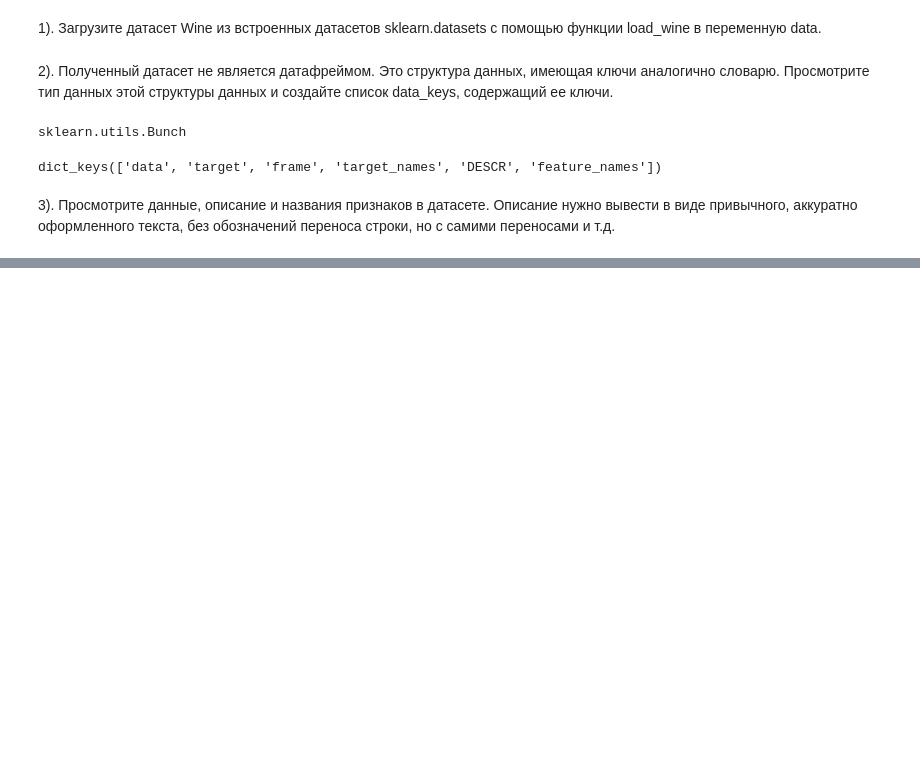
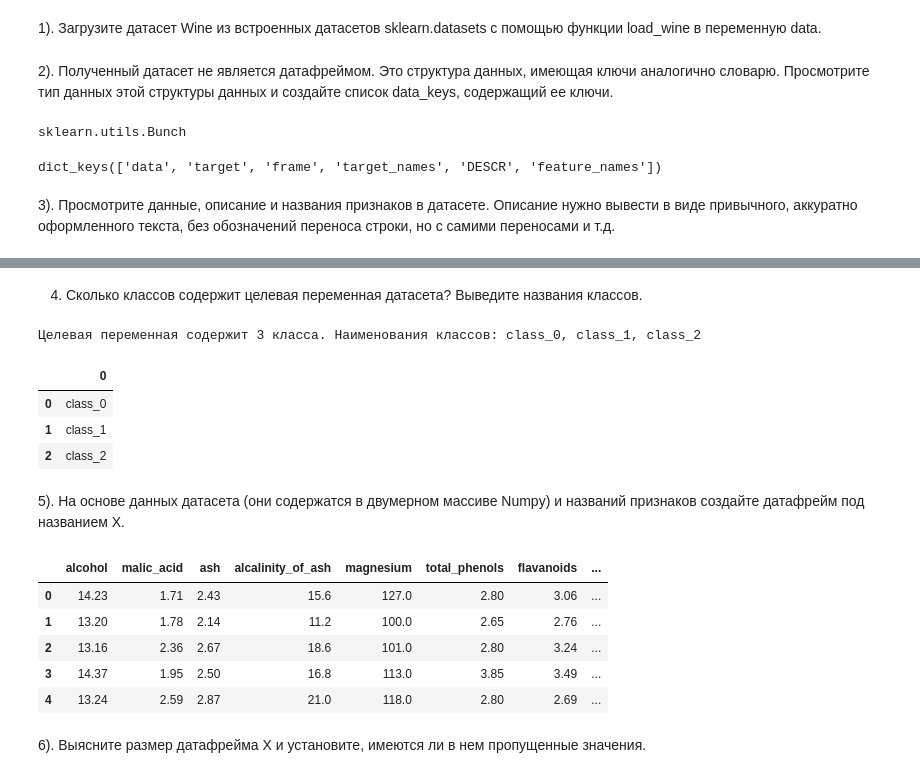
Before and after one commit to myselfadmirer/Python-for-Data-Science, a Jupyter notebook: lesson3/Scikit-learn.ipynb, the cells around one changed output, grey strips where cells are left out. Drawn from its saved outputs; the diff is of its cells as text; code cells hidden in the pictures; blank space fills up the shorter version.

```diff
--- a/lesson3/Scikit-learn.ipynb
+++ b/lesson3/Scikit-learn.ipynb
@@ -418 +438,30 @@ dict_keys(['data', 'target', 'frame', 'target_names', 'DESCR', 'feature_names'])
+# %% [markdown]
+4) Сколько классов содержит целевая переменная датасета? Выведите названия классов.
+# %%
+classes = data['target_names']
+df_classes = pd.DataFrame(classes)
+print(f'Целевая переменная содержит {classes.size} класса. Наименования классов: {", ".join(classes)}')
+# %% [output]
+Целевая переменная содержит 3 класса. Наименования классов: class_0, class_1, class_2
+# %%
+df_classes
+# %% [output]
+|  | 0 |
+| 0 | class_0 |
+| 1 | class_1 |
+| 2 | class_2 |
+# %% [markdown]
+5). На основе данных датасета (они содержатся в двумерном массиве Numpy) и названий признаков создайте датафрейм под названием X.
+# %%
+X = pd.DataFrame(data['data'], columns=data['feature_names'])
+X.head()
+# %% [output]
+|  | alcohol | malic_acid | ash | alcalinity_of_ash | magnesium | total_phenols | flavanoids | ... |
+| 0 | 14.23 | 1.71 | 2.43 | 15.6 | 127.0 | 2.80 | 3.06 | ... |
+| 1 | 13.20 | 1.78 | 2.14 | 11.2 | 100.0 | 2.65 | 2.76 | ... |
+| 2 | 13.16 | 2.36 | 2.67 | 18.6 | 101.0 | 2.80 | 3.24 | ... |
+| 3 | 14.37 | 1.95 | 2.50 | 16.8 | 113.0 | 3.85 | 3.49 | ... |
+| 4 | 13.24 | 2.59 | 2.87 | 21.0 | 118.0 | 2.80 | 2.69 | ... |
+# %% [markdown]
+6). Выясните размер датафрейма X и установите, имеются ли в нем пропущенные значения.
 # %%
```
Also changed, not shown: parts of 13 cells of this notebook.
